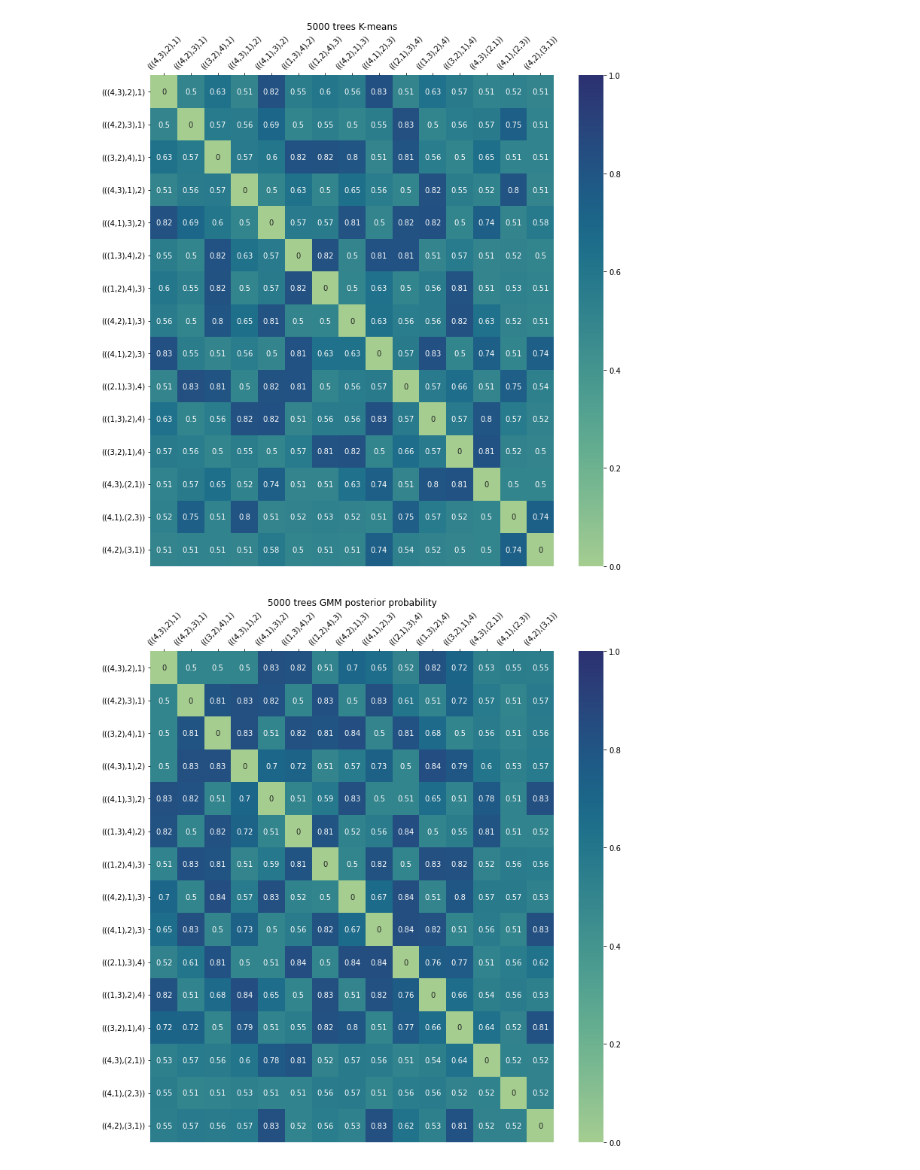
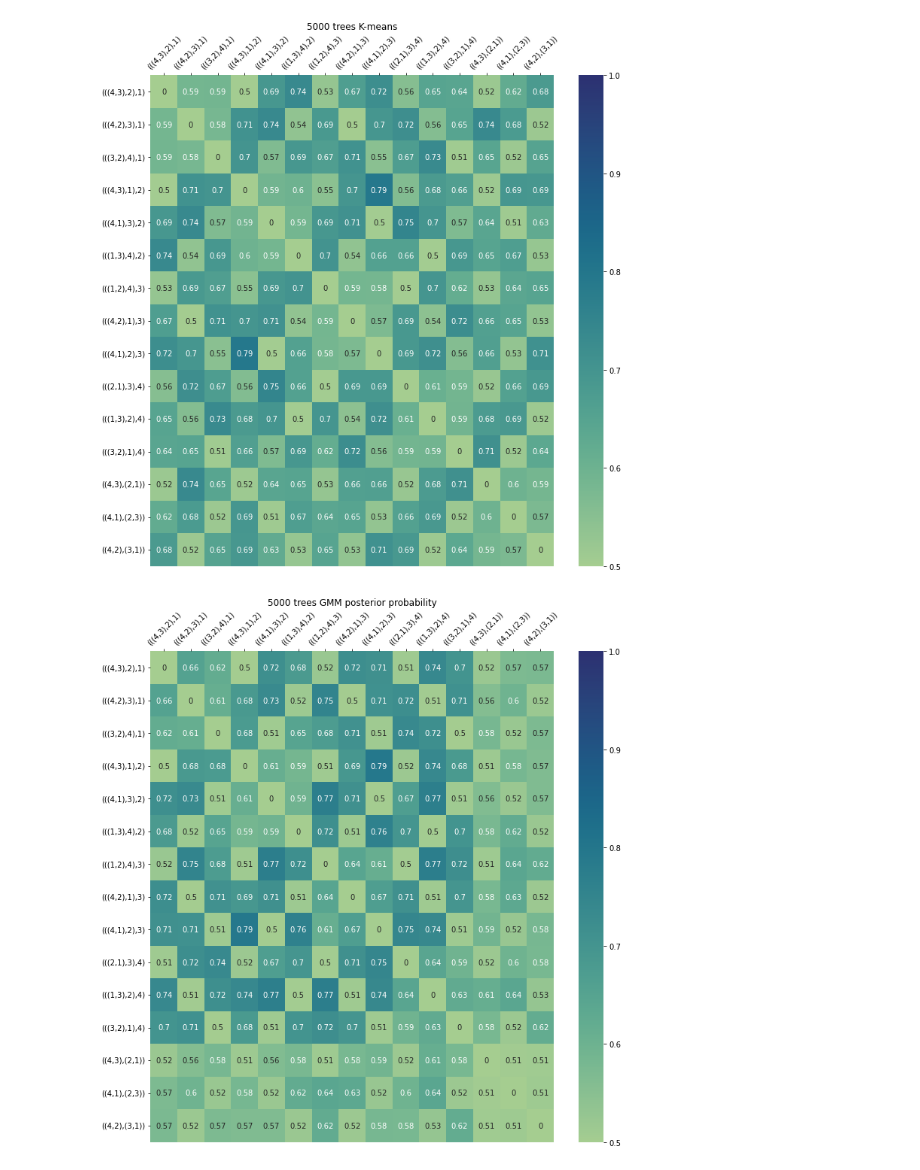
Before and after one commit to solislemuslab/PhyloClustering.jl, a Jupyter notebook: plot-heatmap.ipynb, the cells around one changed output. Saved outputs shown, nothing was run; the diff lists cells and outputs as text; code cells hidden in the pictures.

Commit message:
calculated the average accuracy

```diff
--- a/plot-heatmap.ipynb
+++ b/plot-heatmap.ipynb
@@ -97,36 +122,64 @@ plot.tick_params(axis='y', rotation=0)
 # %%
-df = pd.read_csv("./data/kmeans_4taxa_5000.csv")
-df.columns = trees
-df.index = trees
+df = pd.read_csv("./data/kmeans_4taxa_5000_1.csv")
+accuracy = df.values
+for i in range(19):
+    path = "./data/kmeans_4taxa_5000_" + str(i + 2) + ".csv"
+    df = pd.read_csv(path)
+    accuracy += df.values
+
+accuracy /= 20
+df_kmeans = pd.DataFrame(accuracy)
+df_kmeans.columns = trees
+df_kmeans.index = trees
 
 plt.figure(figsize=(12,12))
 plt.title('5000 trees K-means')
-plot = sns.heatmap(df, annot=True, cmap="crest",vmin = 0, vmax = 1);
+plot = sns.heatmap(df_kmeans, annot=True, cmap="crest",vmin = 0.5, vmax = 1);
 plot.xaxis.tick_top()
 plot.tick_params(axis='x', rotation=45)
 plot.tick_params(axis='y', rotation=0)
 
-df = pd.read_csv("./data/GMM_prob_4taxa_5000.csv")
-df.columns = trees
-df.index = trees
+
+
+df = pd.read_csv("./data/GMM_prob_4taxa_5000_1.csv")
+accuracy = df.values
+for i in range(19):
+    path = "./data/GMM_prob_4taxa_5000_" + str(i + 2) + ".csv"
+    df = pd.read_csv(path)
+    accuracy += df.values
+
+accuracy /= 20
+df_GMM = pd.DataFrame(accuracy)
+df_GMM.columns = trees
+df_GMM.index = trees
 
 plt.figure(figsize=(12,12))
 plt.title('5000 trees GMM posterior probability')
-plot = sns.heatmap(df, annot=True, cmap="crest",vmin = 0, vmax = 1);
+plot = sns.heatmap(df_GMM, annot=True, cmap="crest",vmin = 0.5, vmax = 1);
 plot.xaxis.tick_top()
 plot.tick_params(axis='x', rotation=45)
 plot.tick_params(axis='y', rotation=0)
 
-df = pd.read_csv("./data/GMM_llpg_4taxa_5000.csv")
+
+
+df = pd.read_csv("./data/GMM_llpg_4taxa_5000_1.csv")
+accuracy = df.values
+for i in range(19):
+    path = "./data/GMM_llpg_4taxa_5000_" + str(i + 2) + ".csv"
+    df = pd.read_csv(path)
+    accuracy += df.values
+
+accuracy /= 20
+df = pd.DataFrame(accuracy)
 df.columns = trees
 df.index = trees
 
 plt.figure(figsize=(12,12))
 plt.title('5000 trees GMM log likelihood')
-plot = sns.heatmap(df, annot=True, cmap="crest",vmin = 0, vmax = 1);
+plot = sns.heatmap(df, annot=True, cmap="crest",vmin = 0.5, vmax = 1);
 plot.xaxis.tick_top()
 plot.tick_params(axis='x', rotation=45)
 plot.tick_params(axis='y', rotation=0)
 # %% [output]
-[figure, old version]
+[figure, new version]
-[figure, old version]
+[figure, new version]
```
Also changed, not shown: parts of 15 cells of this notebook, 2 other files.
